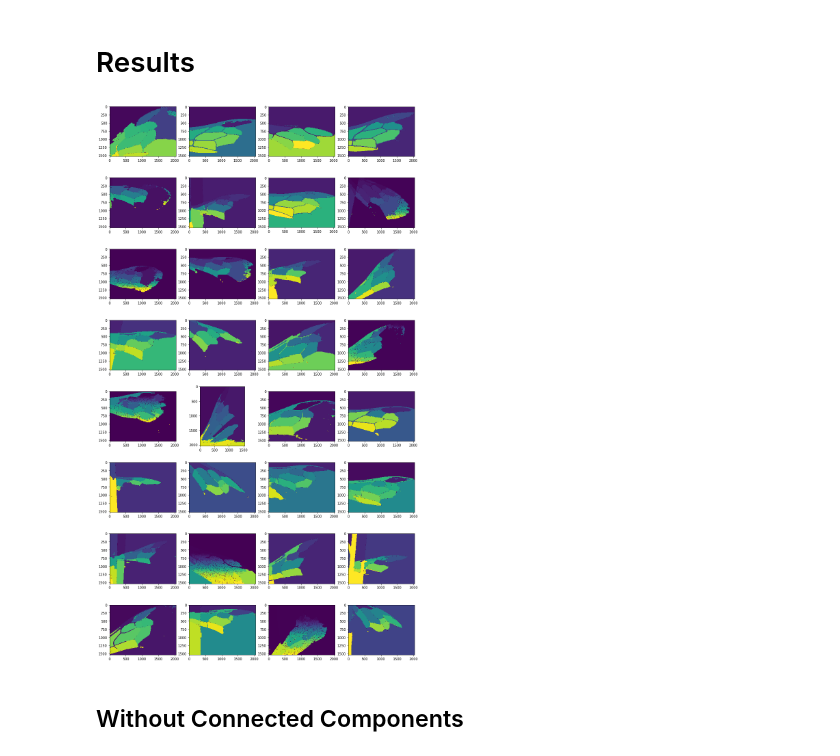
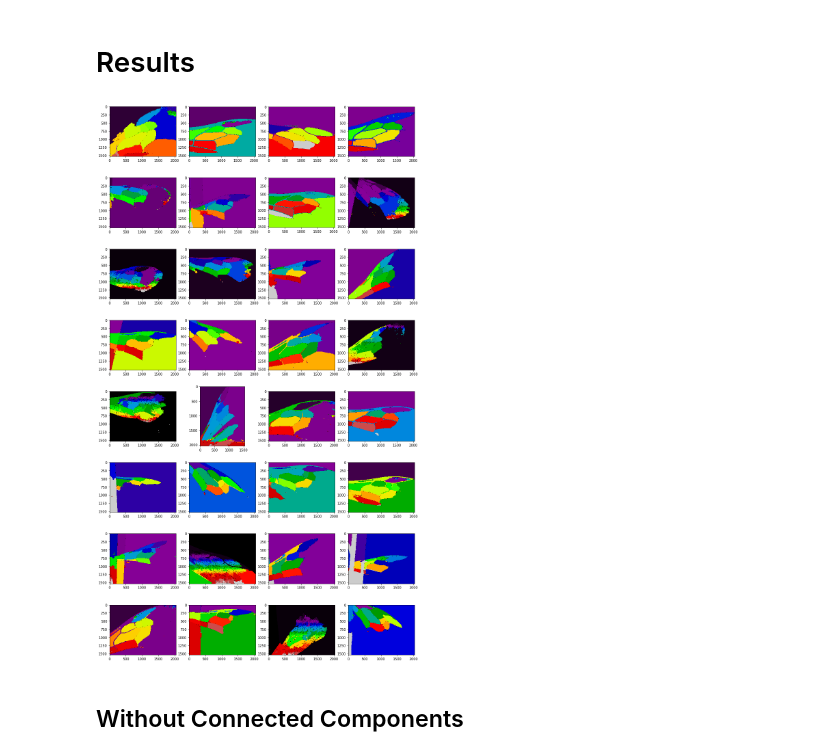
Before and after one commit to DaniGodin/BeeDetect, a Jupyter notebook: src/Alex_tests.ipynb, the cells around one changed output. Saved outputs shown, nothing was run; the diff lists cells and outputs as text; code cells hidden in the pictures.

```diff
--- a/src/Alex_tests.ipynb
+++ b/src/Alex_tests.ipynb
@@ -103,12 +103,12 @@ def process(img):
 # %%
 fig=plt.figure(figsize=(16, 30))
 for i in range (0, 32):
     ws = process(train_imgs[i])
     fig.add_subplot(8, 4, i+1)
-    plt.imshow(ws)
+    plt.imshow(ws, cmap='nipy_spectral')
 plt.show()
 # %% [output]
-[figure, old version]
+[figure, new version]
 # %% [markdown]
 ## Without Connected Components
 # %%
```
Also changed, not shown: parts of 7 cells of this notebook.
